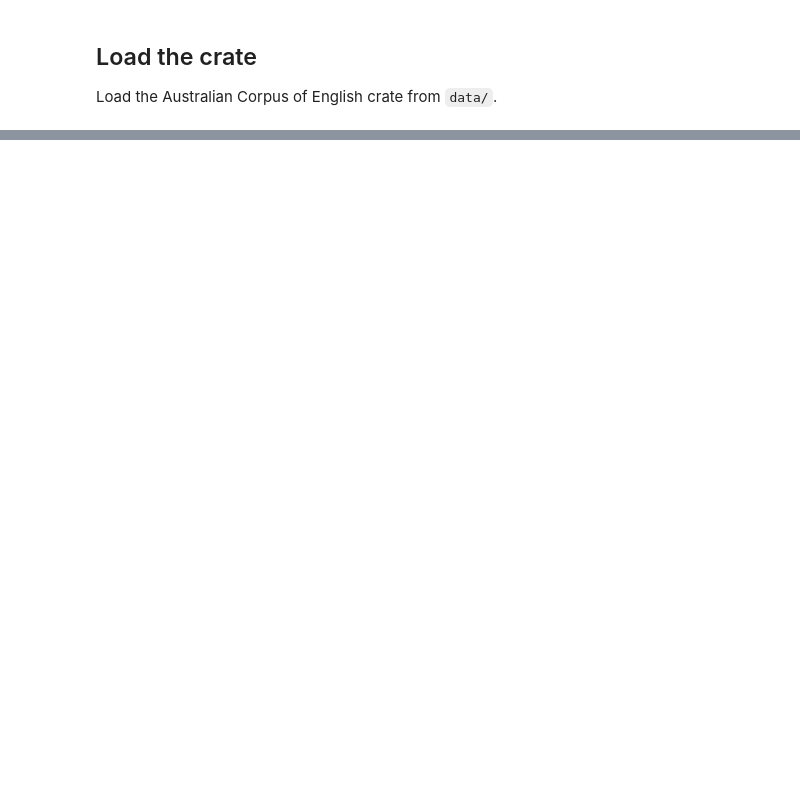
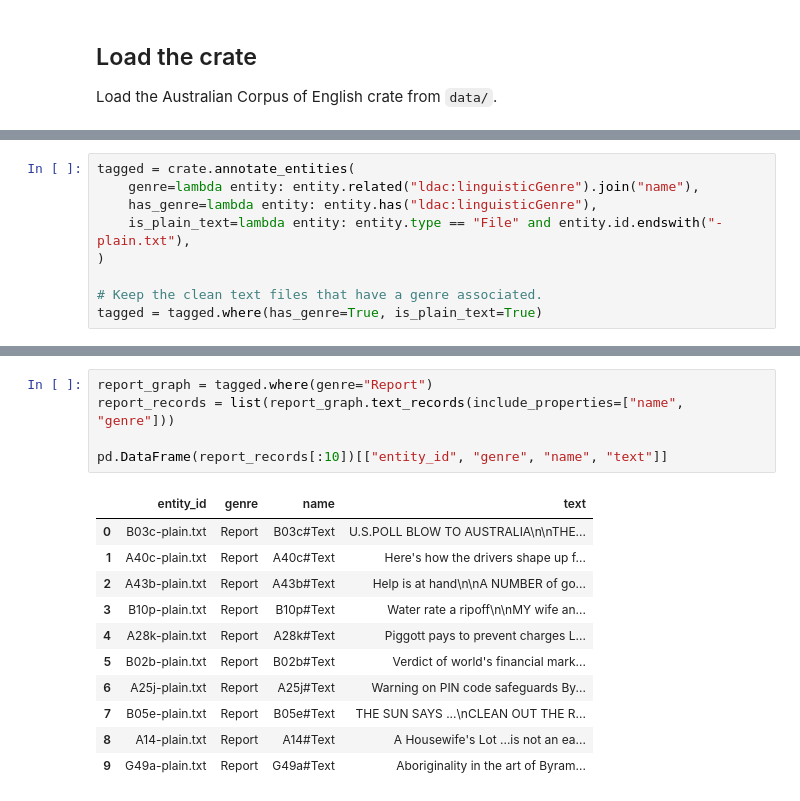
Before and after one commit to unimelbmdap/cdl2-rocrates, a Jupyter notebook: docs/tutorials/basic-nlp-with-text-records.ipynb, the cells around one changed output, grey strips where cells are left out. Cells and saved outputs as stored; diff of their text form; blank space fills up the shorter version.

```diff
--- a/docs/tutorials/basic-nlp-with-text-records.ipynb
+++ b/docs/tutorials/basic-nlp-with-text-records.ipynb
@@ -43,0 +58,9 @@ Count the derived genre annotations first, then choose a couple of genre subgrap
+# %%
+tagged = crate.annotate_entities(
+    genre=lambda entity: entity.related("ldac:linguisticGenre").join("name"),
+    has_genre=lambda entity: entity.has("ldac:linguisticGenre"),
+    is_plain_text=lambda entity: entity.type == "File" and entity.id.endswith("-plain.txt"),
+)
+
+# Keep the clean text files that have a genre associated.
+tagged = tagged.where(has_genre=True, is_plain_text=True)
@@ -133,0 +121,17 @@ pd.DataFrame(summary).set_index("genre")
+# %%
+report_graph = tagged.where(genre="Report")
+report_records = list(report_graph.text_records(include_properties=["name", "genre"]))
+
+pd.DataFrame(report_records[:10])[["entity_id", "genre", "name", "text"]]
+# %% [output]
+|  | entity_id | genre | name | text |
+| 0 | B03c-plain.txt | Report | B03c#Text | U.S.POLL BLOW TO AUSTRALIA\n\nTHE... |
+| 1 | A40c-plain.txt | Report | A40c#Text | Here's how the drivers shape up f... |
+| 2 | A43b-plain.txt | Report | A43b#Text | Help is at hand\n\nA NUMBER of go... |
+| 3 | B10p-plain.txt | Report | B10p#Text | Water rate a ripoff\n\nMY wife an... |
+| 4 | A28k-plain.txt | Report | A28k#Text | Piggott pays to prevent charges L... |
+| 5 | B02b-plain.txt | Report | B02b#Text | Verdict of world's financial mark... |
+| 6 | A25j-plain.txt | Report | A25j#Text | Warning on PIN code safeguards By... |
+| 7 | B05e-plain.txt | Report | B05e#Text | THE SUN SAYS ...\nCLEAN OUT THE R... |
+| 8 | A14-plain.txt | Report | A14#Text | A Housewife's Lot ...is not an ea... |
+| 9 | G49a-plain.txt | Report | G49a#Text | Aboriginality in the art of Byram... |
```
Also changed, not shown: parts of 32 cells of this notebook.
